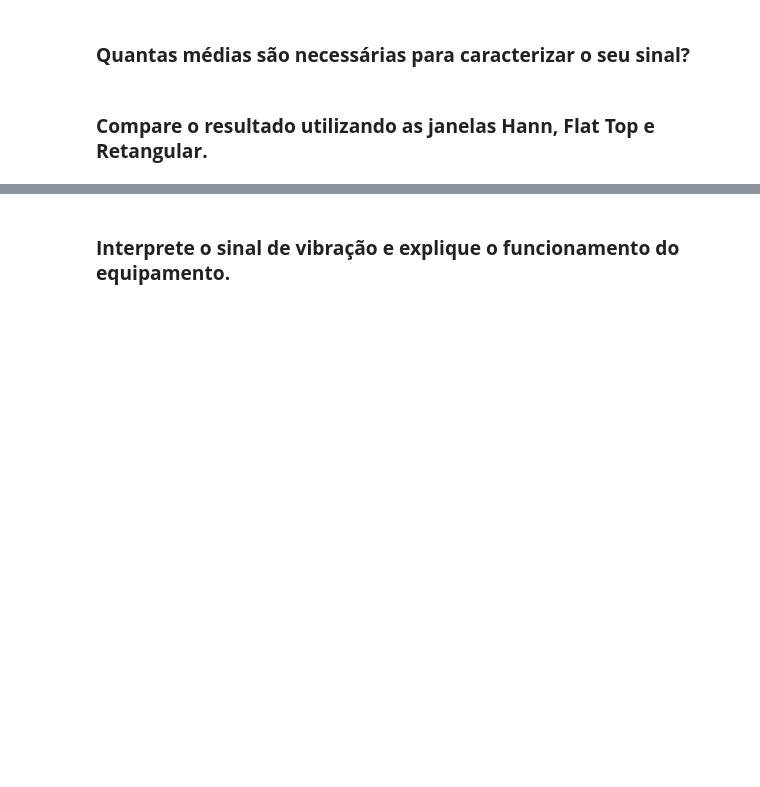
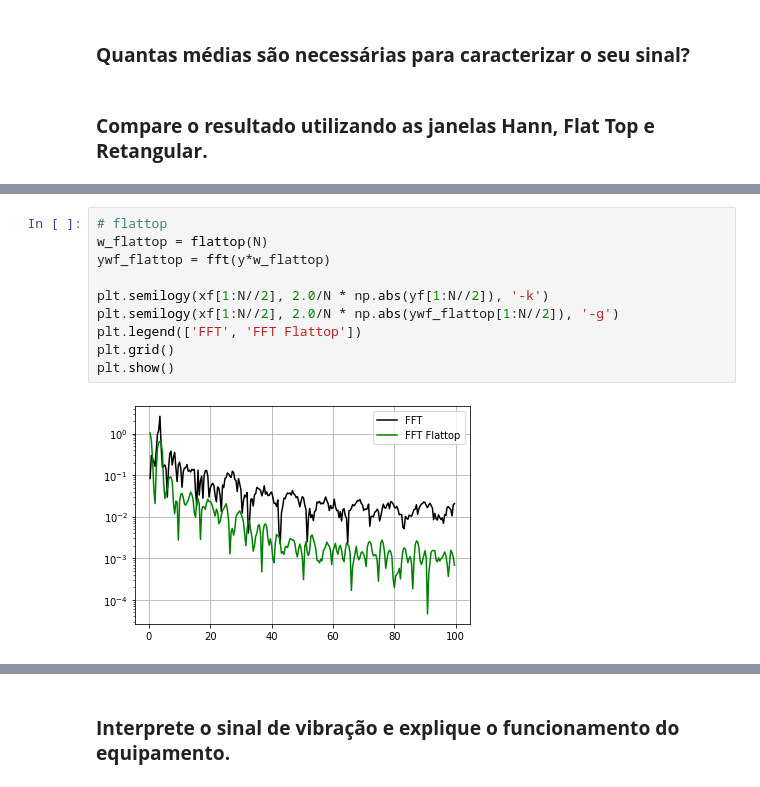
Before and after one commit to henrique-martinez/PME3403, a Jupyter notebook: lab1/lab1.ipynb, the cells around one changed output, grey strips where cells are left out. Saved outputs shown, nothing was run; the diff lists cells and outputs as text; blank space fills up the shorter version.

```diff
--- a/lab1/lab1.ipynb
+++ b/lab1/lab1.ipynb
@@ -101,0 +92,12 @@ plt.show()
+# %%
+# flattop
+w_flattop = flattop(N)
+ywf_flattop = fft(y*w_flattop)
+
+plt.semilogy(xf[1:N//2], 2.0/N * np.abs(yf[1:N//2]), '-k')
+plt.semilogy(xf[1:N//2], 2.0/N * np.abs(ywf_flattop[1:N//2]), '-g')
+plt.legend(['FFT', 'FFT Flattop'])
+plt.grid()
+plt.show()
+# %% [output]
+[figure, added]
```
Also changed, not shown: parts of 4 cells of this notebook.
